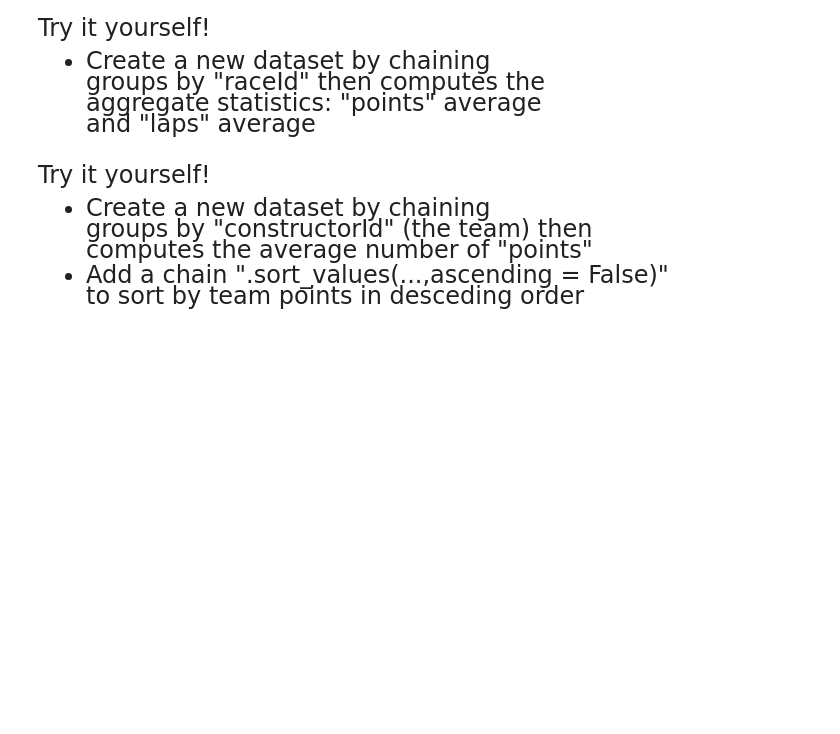
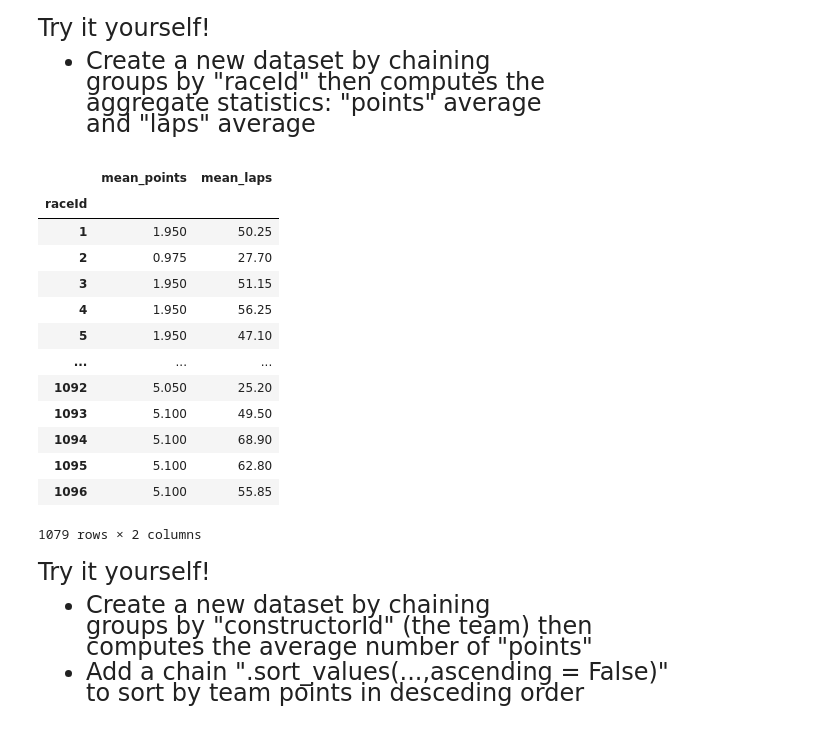
Before and after one commit to zepengzhou/computing_25fall, a Jupyter notebook: Lecture 03/lecture_3b - Recoding data.ipynb, the cells around one changed output. Cells and saved outputs as stored; diff of their text form; code cells hidden in the pictures; blank space fills up the shorter version.

```diff
--- a/Lecture 03/lecture_3b - Recoding data.ipynb
+++ b/Lecture 03/lecture_3b - Recoding data.ipynb
@@ -314,6 +314,27 @@ groups by "raceId" then computes the <br>
 aggregate statistics: "points" average <br> and "laps" average
 # %%
 # Write your own code
+
+race_agg = (results.groupby("raceId")
+                       .agg(mean_points = ('points','mean'),
+                            mean_laps = ('laps','mean')))
+
+race_agg
+# %% [output]
+|  | mean_points | mean_laps |
+| raceId |  |  |
+| 1 | 1.950 | 50.25 |
+| 2 | 0.975 | 27.70 |
+| 3 | 1.950 | 51.15 |
+| 4 | 1.950 | 56.25 |
+| 5 | 1.950 | 47.10 |
+| ... | ... | ... |
+| 1092 | 5.050 | 25.20 |
+| 1093 | 5.100 | 49.50 |
+| 1094 | 5.100 | 68.90 |
+| 1095 | 5.100 | 62.80 |
+| 1096 | 5.100 | 55.85 |
+1079 rows × 2 columns
 # %% [markdown]
 <font size = "5">
 
```
Also changed, not shown: parts of 3 cells of this notebook.
